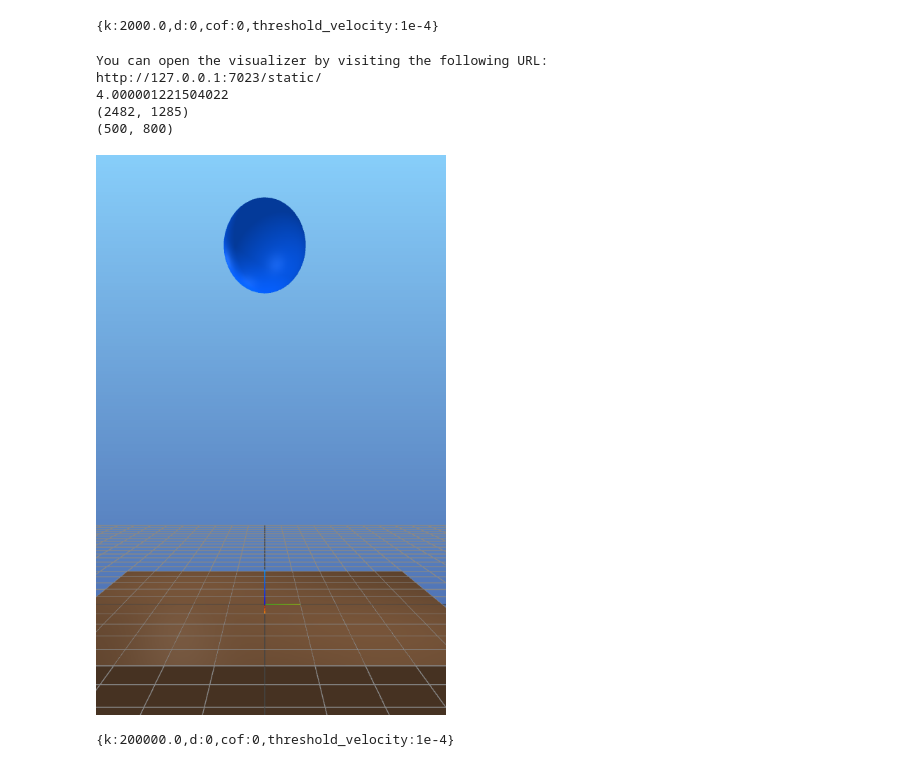
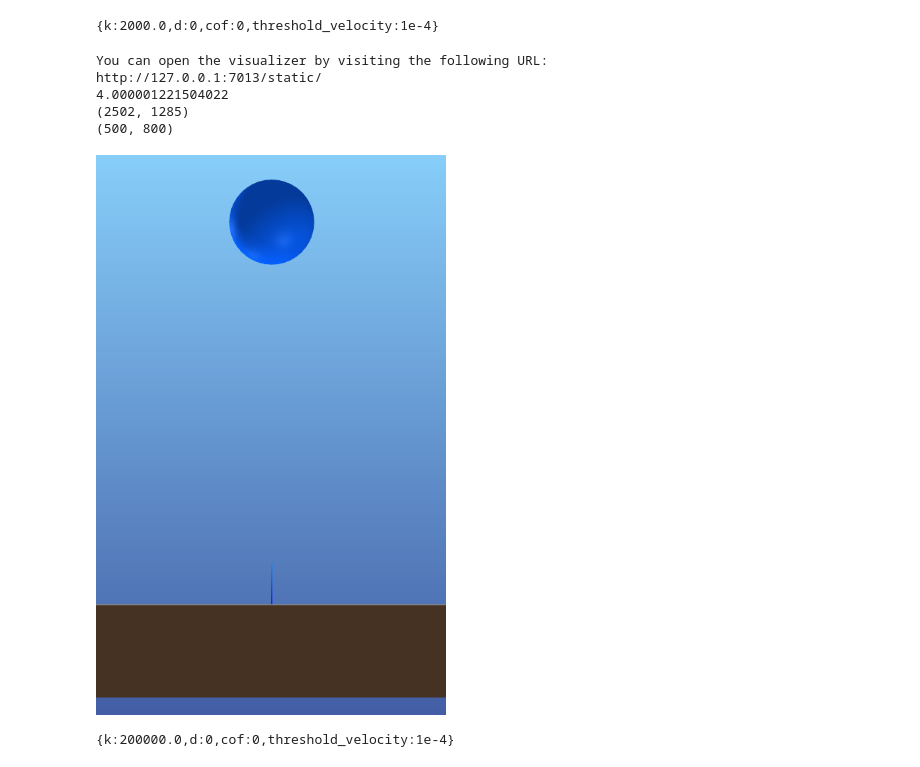
Before and after one commit to leitianjian/sire, a Jupyter notebook: demo/demo_paper/sire/bouncing_ball/snapshots.ipynb, the cells around one changed output. Saved outputs shown, nothing was run; the diff lists cells and outputs as text; code cells hidden in the pictures.

```diff
--- a/demo/demo_paper/sire/bouncing_ball/snapshots.ipynb
+++ b/demo/demo_paper/sire/bouncing_ball/snapshots.ipynb
@@ -38,37 +38,41 @@ resourcePath = "D:/code/sire/demo/demo_python/dogRL"
 # print(displayInitJson)
 sire.robotInit(model.numLinks(), resourcePath, displayInitJson, vis)
 timeIndices = sim_result['timeIndex']
 partpq = sim_result["partPq"]
 lowerBound = 900
 upperBound = sire.binarySearch(timeIndices, 2.2)
 firstBounceHeight = 0
 for j in range(900, upperBound + 1):
   # print(i, timeIndices[i], dts[i], partpq[i][1], partvs[i][1], partas[i][1], contactInfo[i])
   height = partpq[j][1][2]-0.5
   if height > firstBounceHeight:
      firstBounceHeight = height
      maxIndex = j
 print(firstBounceHeight)
 sire.setRobotPq(model.numLinks(), vis, partpq[maxIndex])
 # vis.set_cam_pos([5, 0, 6])
 # vis.set_cam_target([10, 0, 10])
 
 vis["/Cameras/default"].set_transform(np.eye(4))
-vis.set_cam_pos([8, 0, 2])
+# 如果通过 Meshcat 访问属性：
+vis["/Cameras/default/rotated/<object>"].set_property("fov", 20) # 默认通常是 50 或 75，改小如 30 或 20
+# 或者使用 zoom
+# vis["/Cameras/default/rotated/<object>"].set_property("zoom", 2.0)
+vis.set_cam_pos([30, 0, 0])
 # vis.set_cam_target([0.5, 1., -0.5])
 img = vis.get_image()
 # vis.jupyter_cell()
 cropped_img = img.crop((1000, 0, 1500, 800))
 print(img._size)
 print(cropped_img._size)
 cropped_img
 # %% [output]
 You can open the visualizer by visiting the following URL:
-http://127.0.0.1:7023/static/
+http://127.0.0.1:7013/static/
 4.000001221504022
-(2482, 1285)
+(2502, 1285)
 (500, 800)
-[figure, old version]
+[figure, new version]
 # %%
 import sire
 from os.path import abspath
```
Also changed, not shown: parts of 1 cell of this notebook, 14 other files.
